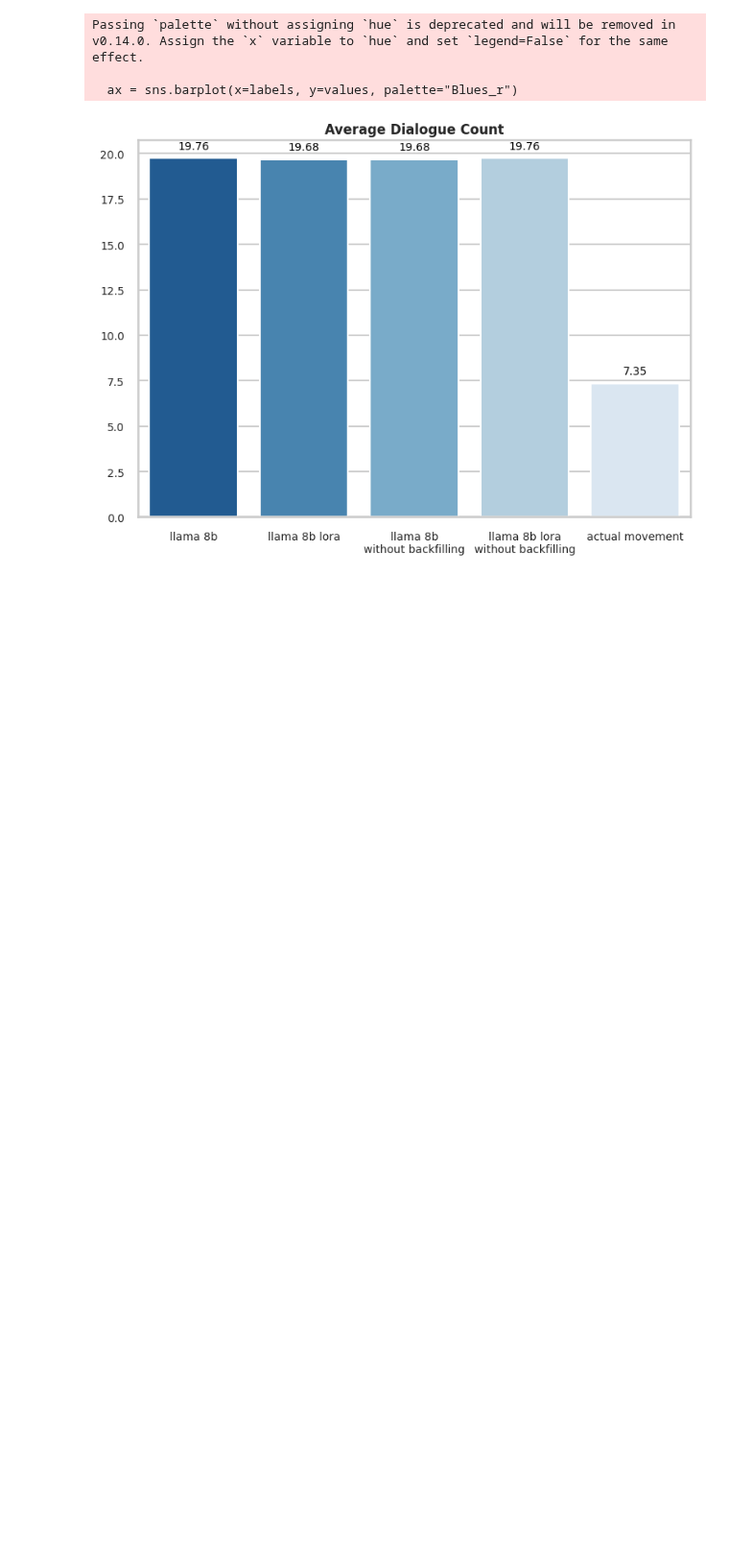
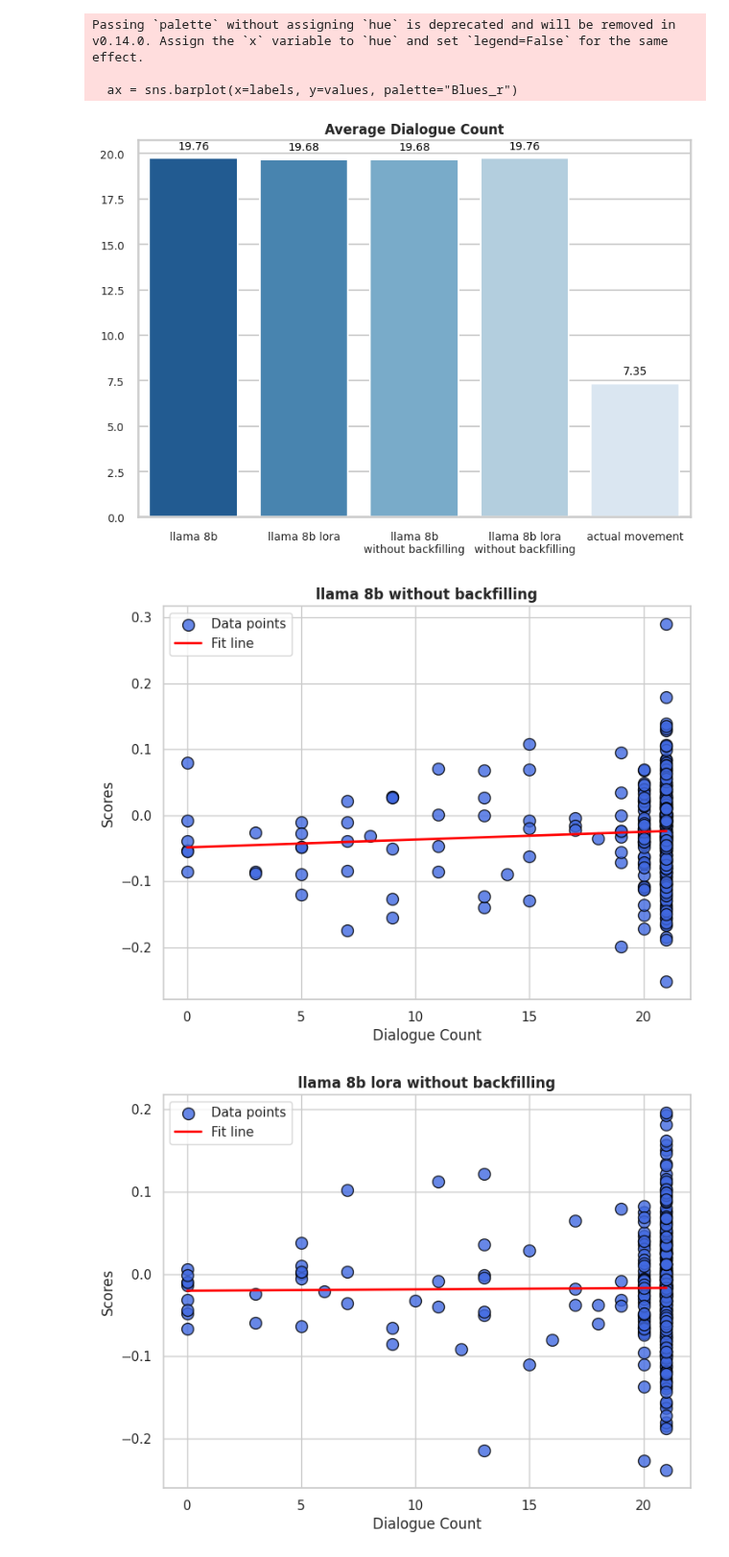
Before and after one commit to andyjliu/sotopia-diplomacy, a Jupyter notebook: src/data/intent_value/taskeval_negoeval/explore_intent.ipynb, the cells around one changed output. Shown at 96% size. Cells and saved outputs as stored; diff of their text form; code cells hidden in the pictures; blank space fills up the shorter version.

Commit message:
add results for cutting dialogue

```diff
--- a/src/data/intent_value/taskeval_negoeval/explore_intent.ipynb
+++ b/src/data/intent_value/taskeval_negoeval/explore_intent.ipynb
@@ -49,6 +71,46 @@ def average_dialogue_count(score_list):
     for i in score_list:
         dialogue_count += i['dialogue_count']
     return dialogue_count / len(score_list)
+
+def plot_correlation_of_score_and_dialogue_count(data, title):
+
+    # 提取 scores 和 dialogue_count
+    scores = np.array([item['scores'] for item in data])
+    dialogue_counts = np.array([item['dialogue_count'] for item in data])
+
+    # 设置 Seaborn 主题
+    sns.set_theme(style="whitegrid")  # 可选 "whitegrid", "darkgrid", "white", "dark" 等
+
+    plt.figure(figsize=(8, 6))
+
+    # 绘制散点图：加一些透明度 (alpha) 和边框 (edgecolors)
+    plt.scatter(
+        dialogue_counts,
+        scores,
+        color='royalblue',
+        alpha=0.8,
+        edgecolors='black',
+        s=100,  # 调整散点大小
+        label='Data points'
+    )
+
+    # 线性回归拟合（一次多项式）
+    coefficients = np.polyfit(dialogue_counts, scores, 1)
+    polynomial = np.poly1d(coefficients)
+
+    # 生成拟合曲线
+    x_line = np.linspace(dialogue_counts.min(), dialogue_counts.max(), 100)
+    y_line = polynomial(x_line)
+    plt.plot(x_line, y_line, color='red', linewidth=2, label='Fit line')
+
+    # 坐标轴、标题、图例
+    plt.xlabel('Dialogue Count', fontsize=12)
+    plt.ylabel('Scores', fontsize=12)
+    plt.title(title, fontsize=12, fontweight='bold')
+    plt.legend()
+
+    # 显示图表
+    plt.show()
 # %%
 llama_8b_lora_without_backfilling_score_list = get_score_dict_from_dialogue(llama_8b_lora_without_backfilling)
 llama_8b_without_backfilling_score_list = get_score_dict_from_dialogue(llama_8b_without_backfilling)
@@ -107,3 +179,11 @@ Passing `palette` without assigning `hue` is deprecated and will be removed in v
 
   ax = sns.barplot(x=labels, y=values, palette="Blues_r")
 [figure]
+# %%
+plot_correlation_of_score_and_dialogue_count(llama_8b_without_backfilling_score_list, "llama 8b without backfilling")
+plot_correlation_of_score_and_dialogue_count(llama_8b_lora_without_backfilling_score_list, "llama 8b lora without backfilling")
+plot_correlation_of_score_and_dialogue_count(llama_8b_score_list, "llama 8b")
+plot_correlation_of_score_and_dialogue_count(llama_8b_lora_score_list, "llama 8b lora")
+# %% [output]
+[figure, added]
+[figure, added]
```
Also changed, not shown: parts of 20 cells of this notebook, 33 other files.
